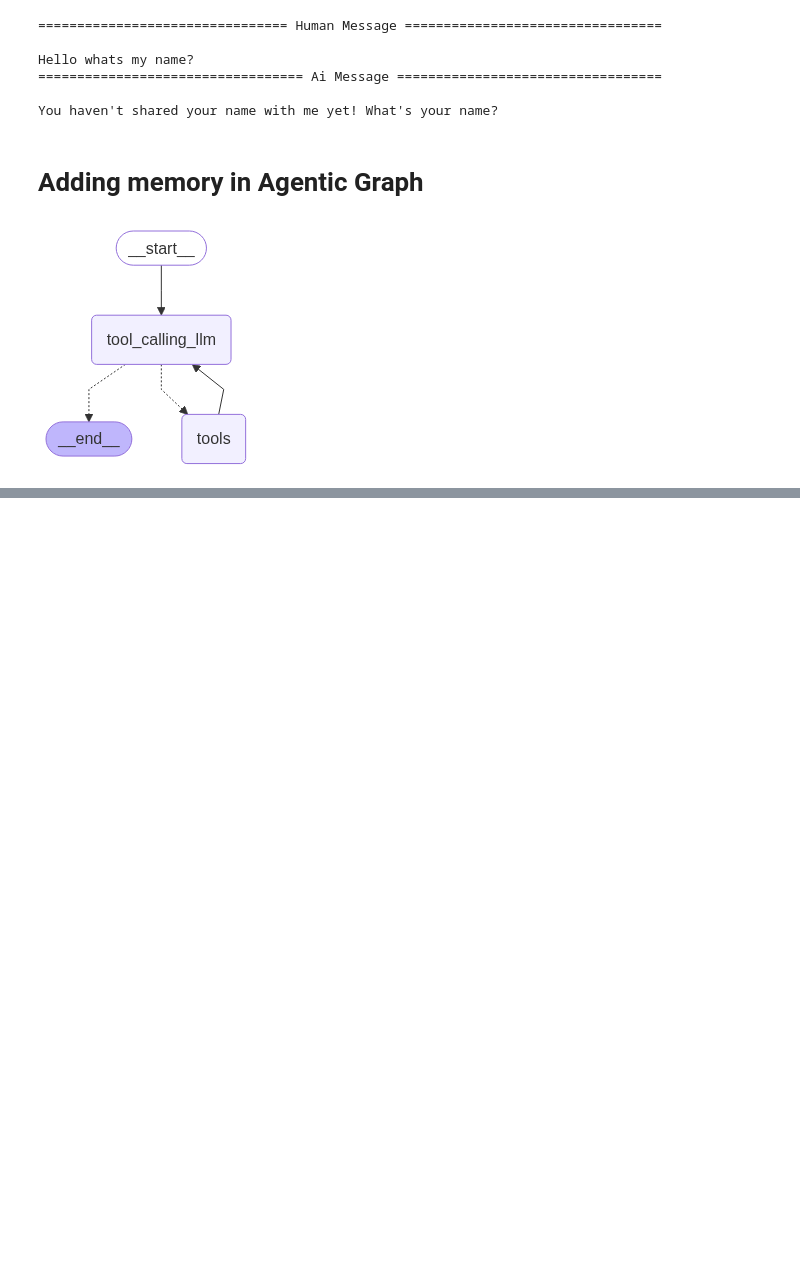
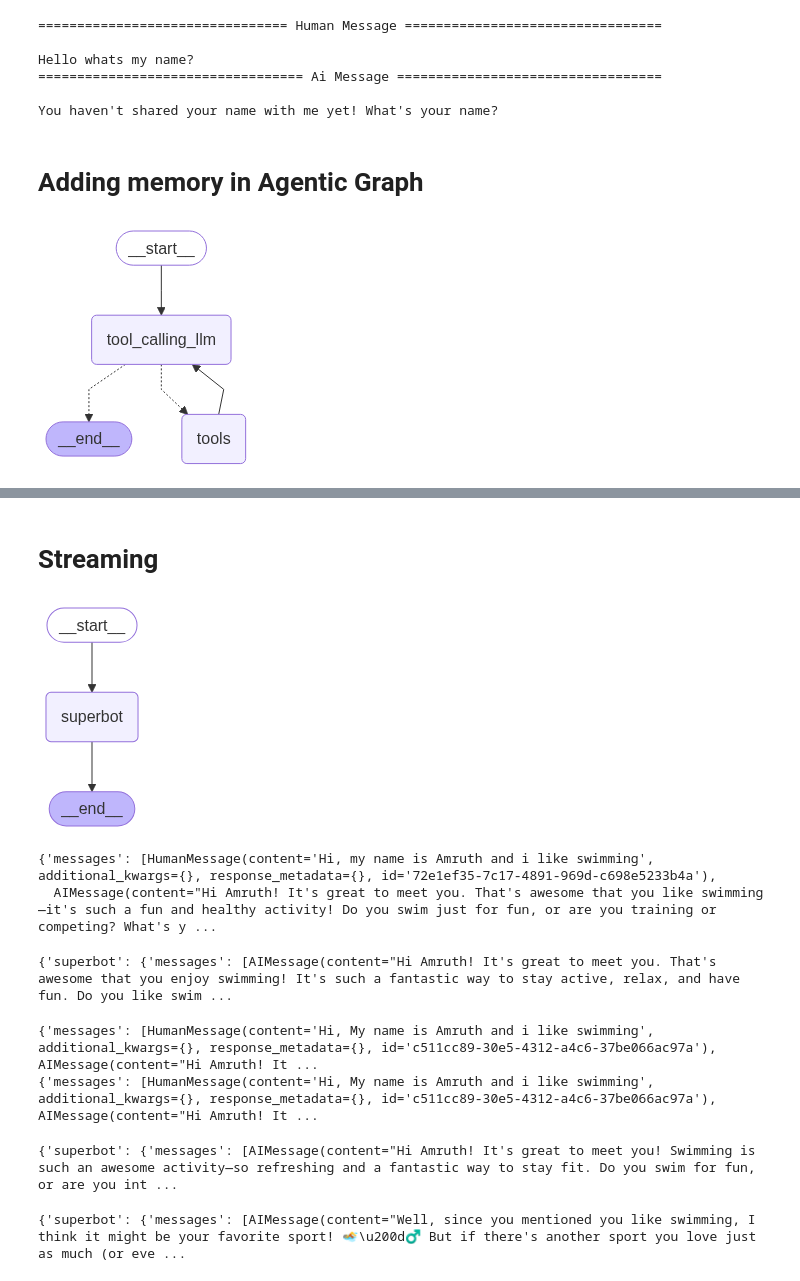
Before and after one commit to Immortal-Pi/langgraph_agents, a Jupyter notebook: 1-BasicChatBot/1-basicchatbot.ipynb, the cells around one changed output, grey strips where cells are left out. Cells and saved outputs as stored; diff of their text form; code cells hidden in the pictures; blank space fills up the shorter version.

```diff
--- a/1-BasicChatBot/1-basicchatbot.ipynb
+++ b/1-BasicChatBot/1-basicchatbot.ipynb
@@ -371,0 +383,57 @@ response
+# %% [markdown]
+# Streaming
+# %%
+from langgraph.checkpoint.memory import MemorySaver
+memory=MemorySaver()
+# %%
+def superbot(state:State):
+    return {'messages':[llm_open_ai.invoke(state['messages'])]}
+# %%
+graph=StateGraph(State)
+
+graph.add_node('superbot',superbot)
+
+graph.add_edge(START,'superbot')
+graph.add_edge('superbot',END)
+
+graph_builder=graph.compile(checkpointer=memory)
+
+## display
+from IPython.display import Image, display
+display(Image(graph_builder.get_graph().draw_mermaid_png()))
+# %% [output]
+[figure, added]
+# %%
+# Invoking
+config={'configurable':{'thread_id':'1'}}
+graph_builder.invoke({'messages':'Hi, my name is Amruth and i like swimming'},config)
+# %% [output]
+{'messages': [HumanMessage(content='Hi, my name is Amruth and i like swimming', additional_kwargs={}, response_metadata={}, id='72e1ef35-7c17-4891-969d-c698e5233b4a'),
+  AIMessage(content="Hi Amruth! It's great to meet you. That's awesome that you like swimming—it's such a fun and healthy activity! Do you swim just for fun, or are you training or competing? What's y ...
+# %%
+# only thr last messages
+config={'configurable':{'thread_id':'3'}}
+for chunk in graph_builder.stream({'messages':'Hi, My name is Amruth and i like swimming'},config,stream_mode='updates'):
+    print(chunk)
+# %% [output]
+{'superbot': {'messages': [AIMessage(content="Hi Amruth! It's great to meet you. That's awesome that you enjoy swimming! It's such a fantastic way to stay active, relax, and have fun. Do you like swim ...
+# %%
+# the messages are appended to the thead
+config={'configurable':{'thread_id':'3'}}
+for chunk in graph_builder.stream({'messages':'Hi, My name is Amruth and i like swimming'},config,stream_mode='values'):
+    print(chunk)
+# %% [output]
+{'messages': [HumanMessage(content='Hi, My name is Amruth and i like swimming', additional_kwargs={}, response_metadata={}, id='c511cc89-30e5-4312-a4c6-37be066ac97a'), AIMessage(content="Hi Amruth! It ...
+{'messages': [HumanMessage(content='Hi, My name is Amruth and i like swimming', additional_kwargs={}, response_metadata={}, id='c511cc89-30e5-4312-a4c6-37be066ac97a'), AIMessage(content="Hi Amruth! It ...
+# %%
+config={'configurable':{'thread_id':'4'}}
+for chunk in graph_builder.stream({'messages':'Hi, My name is Amruth and i like swimming'},config,stream_mode='updates'):
+    print(chunk)
+# %% [output]
+{'superbot': {'messages': [AIMessage(content="Hi Amruth! It's great to meet you! Swimming is such an awesome activity—so refreshing and a fantastic way to stay fit. Do you swim for fun, or are you int ...
+# %%
+config={'configurable':{'thread_id':'4'}}
+for chunk in graph_builder.stream({'messages':'what is my favourite sport?'},config,stream_mode='updates'):
+    print(chunk)
+# %% [output]
+{'superbot': {'messages': [AIMessage(content="Well, since you mentioned you like swimming, I think it might be your favorite sport! 🏊\u200d♂️ But if there's another sport you love just as much (or eve ...
```
Also changed, not shown: parts of 28 cells of this notebook, 8 other files.
